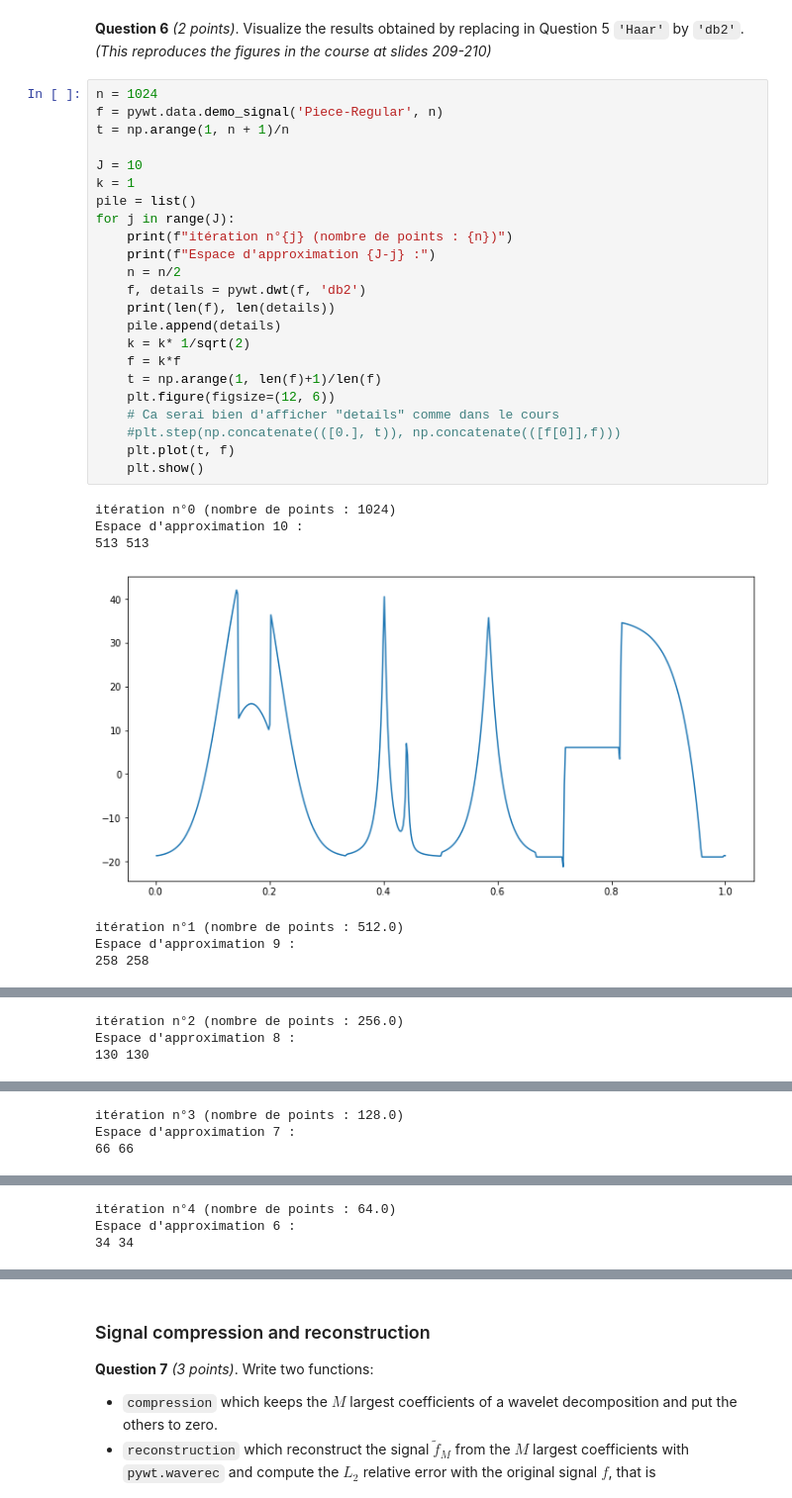
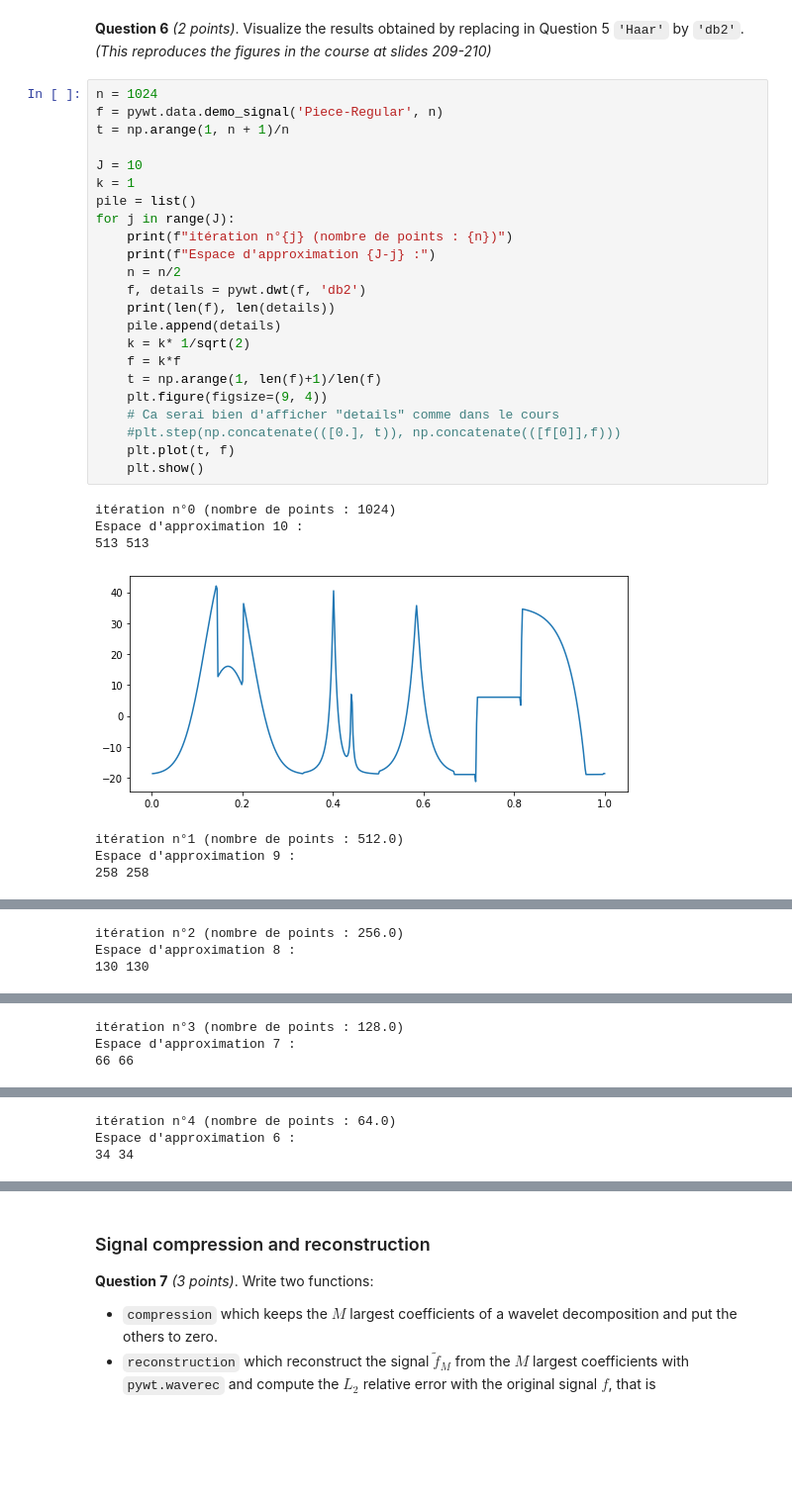
Before and after one commit to ArthurGouing/Wavelet, a Jupyter notebook: Lab-session-2.ipynb, the cells around one changed output, grey strips where cells are left out. Shown at 99% size. Cells and saved outputs as stored; diff of their text form; blank space fills up the shorter version.

```diff
--- a/Lab-session-2.ipynb
+++ b/Lab-session-2.ipynb
@@ -226,31 +226,31 @@ Please visit: http://wavelets.pybytes.com/wavelet/db2/ for a more complete overv
 # %%
 n = 1024
 f = pywt.data.demo_signal('Piece-Regular', n)
 t = np.arange(1, n + 1)/n
 
 J = 10
 k = 1
 pile = list()
 for j in range(J):
     print(f"itération n°{j} (nombre de points : {n})")
     print(f"Espace d'approximation {J-j} :")
     n = n/2
     f, details = pywt.dwt(f, 'db2')
     print(len(f), len(details))
     pile.append(details)
     k = k* 1/sqrt(2)
     f = k*f
     t = np.arange(1, len(f)+1)/len(f)
-    plt.figure(figsize=(12, 6))
+    plt.figure(figsize=(9, 4))
     # Ca serai bien d'afficher "details" comme dans le cours
     #plt.step(np.concatenate(([0.], t)), np.concatenate(([f[0]],f)))
     plt.plot(t, f)
     plt.show()
 # %% [output]
 itération n°0 (nombre de points : 1024)
 Espace d'approximation 10 :
 513 513
-[figure, old version]
+[figure, new version]
 itération n°1 (nombre de points : 512.0)
 Espace d'approximation 9 :
 258 258
```
Also changed, not shown: parts of 8 cells of this notebook.
